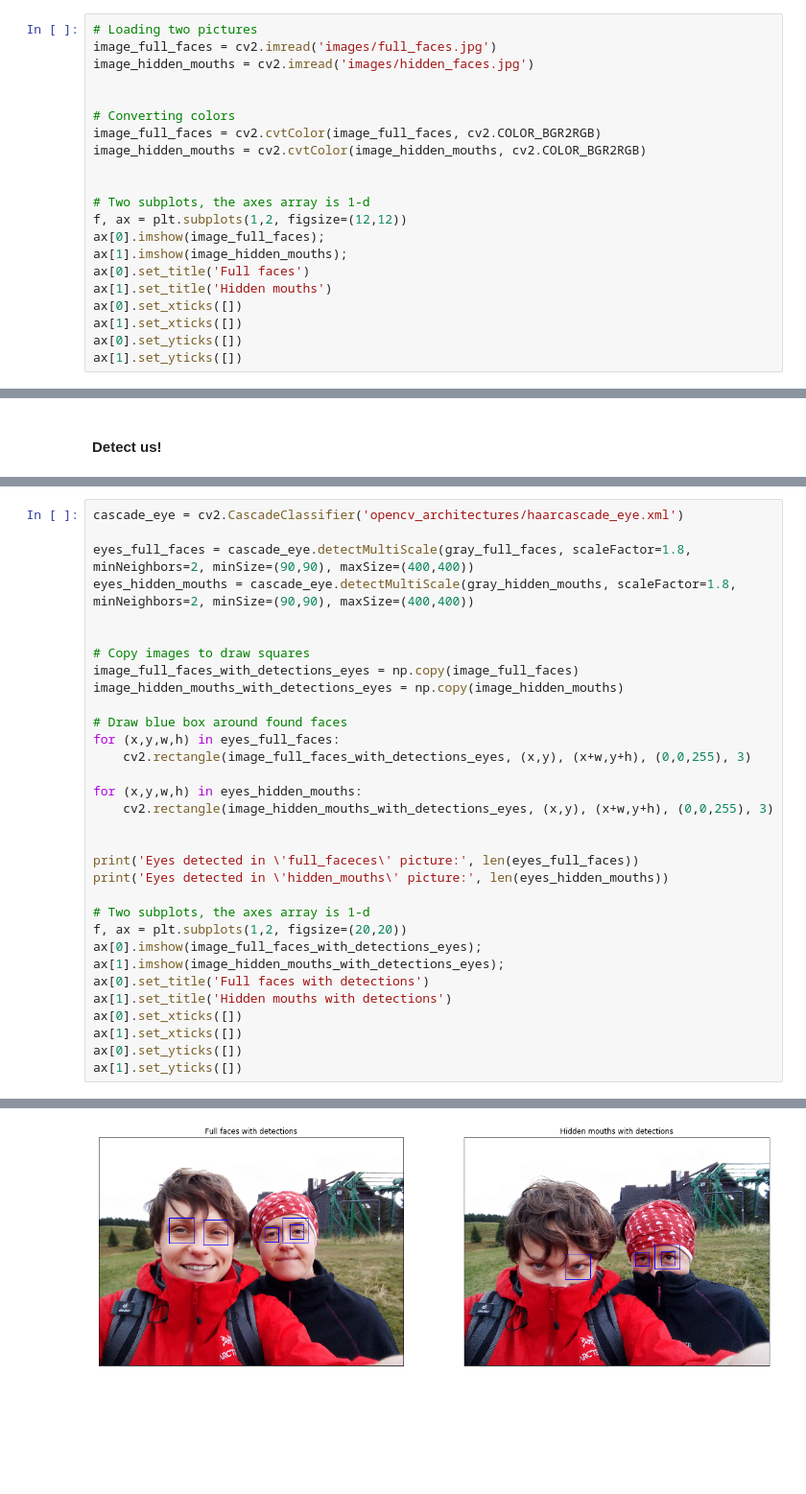
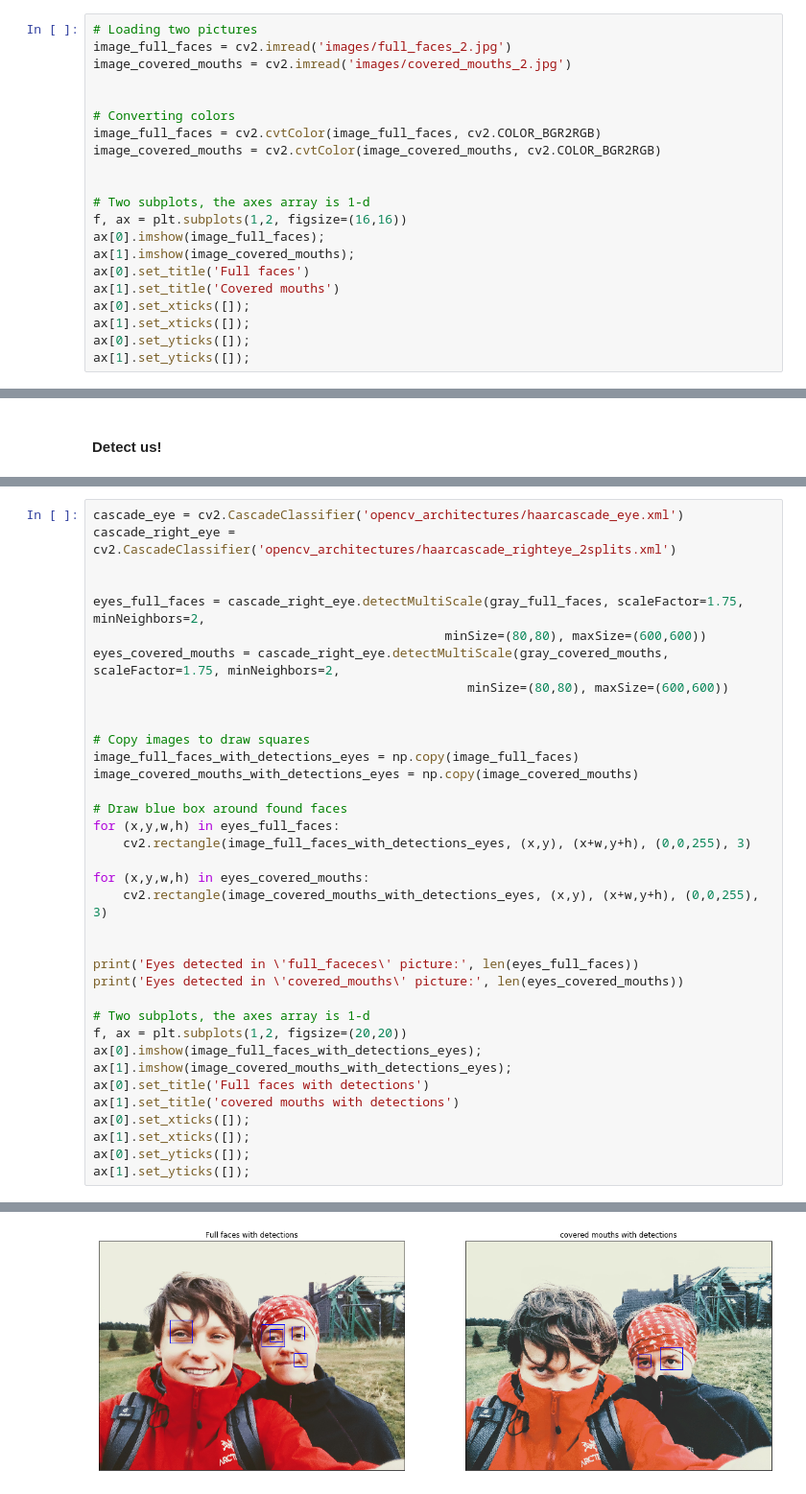
Before and after one commit to Olks/face_detection, a Jupyter notebook: Face detection.ipynb, the cells around one changed output, grey strips where cells are left out. Shown at 96% size. Cells and saved outputs as stored; diff of their text form; blank space fills up the shorter version.

```diff
--- a/Face detection.ipynb
+++ b/Face detection.ipynb
@@ -15,22 +18,22 @@ import matplotlib.pyplot as plt
 # %%
 # Loading two pictures
-image_full_faces = cv2.imread('images/full_faces.jpg')
-image_hidden_mouths = cv2.imread('images/hidden_faces.jpg')
+image_full_faces = cv2.imread('images/full_faces_2.jpg')
+image_covered_mouths = cv2.imread('images/covered_mouths_2.jpg')
 
 
 # Converting colors
 image_full_faces = cv2.cvtColor(image_full_faces, cv2.COLOR_BGR2RGB)
-image_hidden_mouths = cv2.cvtColor(image_hidden_mouths, cv2.COLOR_BGR2RGB)
+image_covered_mouths = cv2.cvtColor(image_covered_mouths, cv2.COLOR_BGR2RGB)
 
 
 # Two subplots, the axes array is 1-d
-f, ax = plt.subplots(1,2, figsize=(12,12))
+f, ax = plt.subplots(1,2, figsize=(16,16))
 ax[0].imshow(image_full_faces);
-ax[1].imshow(image_hidden_mouths);
+ax[1].imshow(image_covered_mouths);
 ax[0].set_title('Full faces')
-ax[1].set_title('Hidden mouths')
-ax[0].set_xticks([])
-ax[1].set_xticks([])
-ax[0].set_yticks([])
-ax[1].set_yticks([])
+ax[1].set_title('Covered mouths')
+ax[0].set_xticks([]);
+ax[1].set_xticks([]);
+ax[0].set_yticks([]);
+ax[1].set_yticks([]);
 # %% [output]
@@ -91,34 +89,38 @@ OpenCV architectures:
 # %%
 cascade_eye = cv2.CascadeClassifier('opencv_architectures/haarcascade_eye.xml')
+cascade_right_eye = cv2.CascadeClassifier('opencv_architectures/haarcascade_righteye_2splits.xml')
 
-eyes_full_faces = cascade_eye.detectMultiScale(gray_full_faces, scaleFactor=1.8, minNeighbors=2, minSize=(90,90), maxSize=(400,400))
-eyes_hidden_mouths = cascade_eye.detectMultiScale(gray_hidden_mouths, scaleFactor=1.8, minNeighbors=2, minSize=(90,90), maxSize=(400,400))
+
+eyes_full_faces = cascade_right_eye.detectMultiScale(gray_full_faces, scaleFactor=1.75, minNeighbors=2,
+                                               minSize=(80,80), maxSize=(600,600))
+eyes_covered_mouths = cascade_right_eye.detectMultiScale(gray_covered_mouths, scaleFactor=1.75, minNeighbors=2,
+                                                  minSize=(80,80), maxSize=(600,600))
 
 
 # Copy images to draw squares
 image_full_faces_with_detections_eyes = np.copy(image_full_faces)
-image_hidden_mouths_with_detections_eyes = np.copy(image_hidden_mouths)
+image_covered_mouths_with_detections_eyes = np.copy(image_covered_mouths)
 
 # Draw blue box around found faces
 for (x,y,w,h) in eyes_full_faces:
     cv2.rectangle(image_full_faces_with_detections_eyes, (x,y), (x+w,y+h), (0,0,255), 3)
 
-for (x,y,w,h) in eyes_hidden_mouths:
-    cv2.rectangle(image_hidden_mouths_with_detections_eyes, (x,y), (x+w,y+h), (0,0,255), 3)
+for (x,y,w,h) in eyes_covered_mouths:
+    cv2.rectangle(image_covered_mouths_with_detections_eyes, (x,y), (x+w,y+h), (0,0,255), 3)
 
 
 print('Eyes detected in \'full_faceces\' picture:', len(eyes_full_faces))
-print('Eyes detected in \'hidden_mouths\' picture:', len(eyes_hidden_mouths))
+print('Eyes detected in \'covered_mouths\' picture:', len(eyes_covered_mouths))
 
 # Two subplots, the axes array is 1-d
 f, ax = plt.subplots(1,2, figsize=(20,20))
 ax[0].imshow(image_full_faces_with_detections_eyes);
-ax[1].imshow(image_hidden_mouths_with_detections_eyes);
+ax[1].imshow(image_covered_mouths_with_detections_eyes);
 ax[0].set_title('Full faces with detections')
-ax[1].set_title('Hidden mouths with detections')
-ax[0].set_xticks([])
-ax[1].set_xticks([])
-ax[0].set_yticks([])
-ax[1].set_yticks([])
+ax[1].set_title('covered mouths with detections')
+ax[0].set_xticks([]);
+ax[1].set_xticks([]);
+ax[0].set_yticks([]);
+ax[1].set_yticks([]);
 # %% [output]
 Eyes detected in 'full_faceces' picture: 5
@@ -127 +128 @@ Eyes detected in 'hidden_mouths' picture: 4
-[figure, old version]
+[figure, new version]
```
Also changed, not shown: parts of 8 cells of this notebook.
